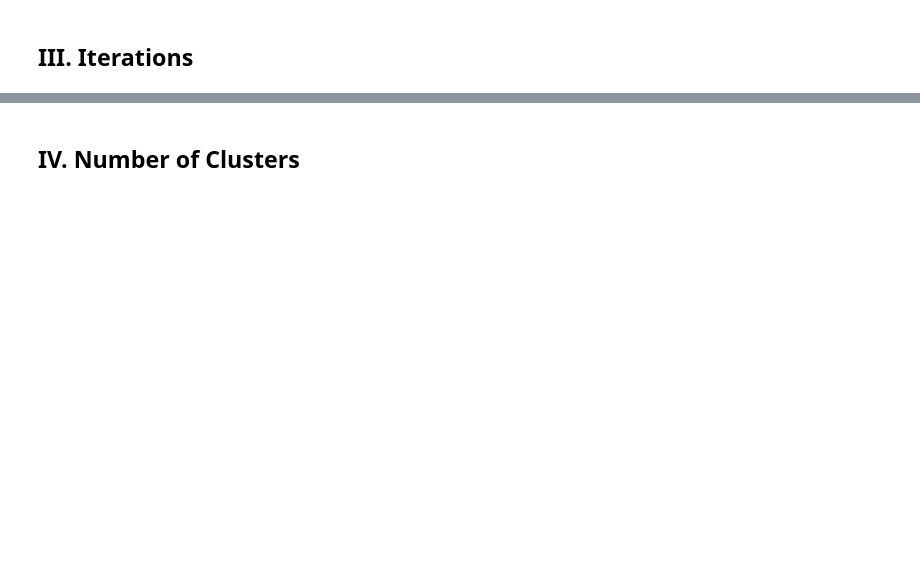
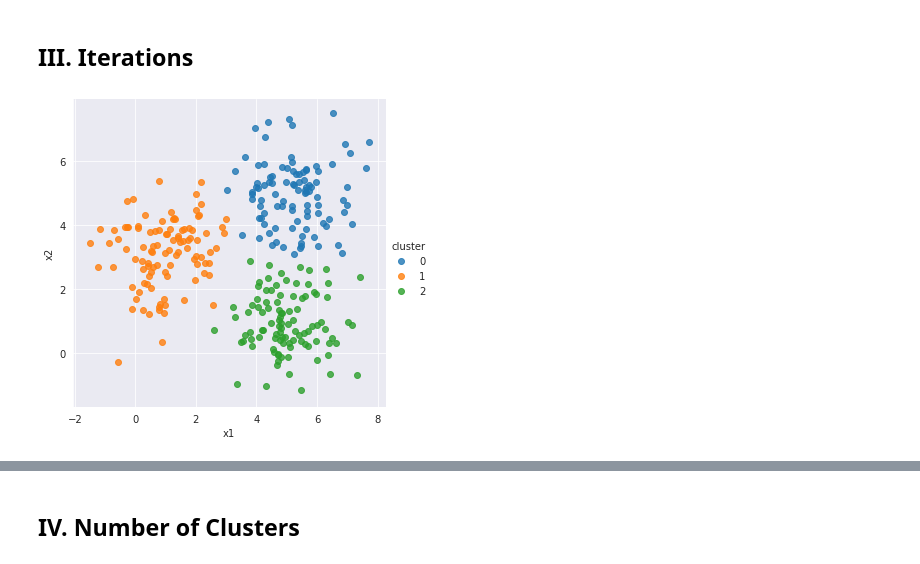
Before and after one commit to cedricsoares/elite_data_science, a Jupyter notebook: 4 - Workbook - Clustering Algorithms.ipynb, the cells around one changed output, grey strips where cells are left out. Saved outputs shown, nothing was run; the diff lists cells and outputs as text; code cells hidden in the pictures; blank space fills up the shorter version.

```diff
--- a/4 - Workbook - Clustering Algorithms.ipynb
+++ b/4 - Workbook - Clustering Algorithms.ipynb
@@ -18,2 +140,22 @@ Use this space to practice writing and implementing all of the code from Coding
 # %% [markdown]
 ## III. Iterations
+# %%
+def fit_and_plot_kmeans(model, X):
+    # Fit K-Means
+    kmeans = model
+    kmeans.fit(X)
+
+    # Predict clusters
+    clustered_data = X.copy()
+    clustered_data['cluster'] = kmeans.predict(X)
+
+    # Scatterplot, colored by cluster
+    sns.lmplot(x ='x1', y='x2', hue='cluster', data=clustered_data, fit_reg= False)
+
+    plt.show()
+# %%
+# Fit K-Means (but only allow 1 iterration)
+kmeans_iter1 = KMeans(n_clusters=3, random_state=123, max_iter=1)
+fit_and_plot_kmeans(kmeans_iter1, X)
+# %% [output]
+[figure, added]
```
Also changed, not shown: parts of 18 cells of this notebook.
